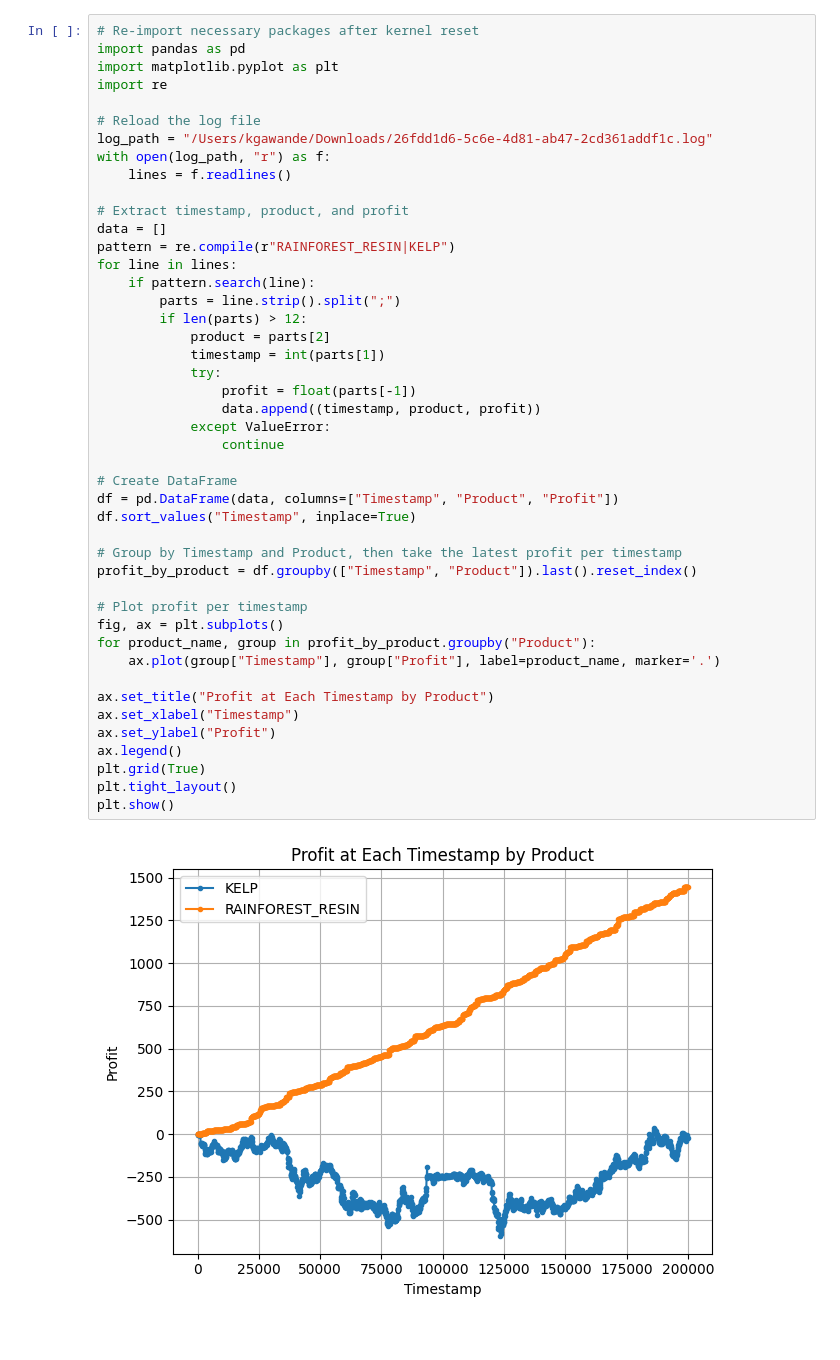
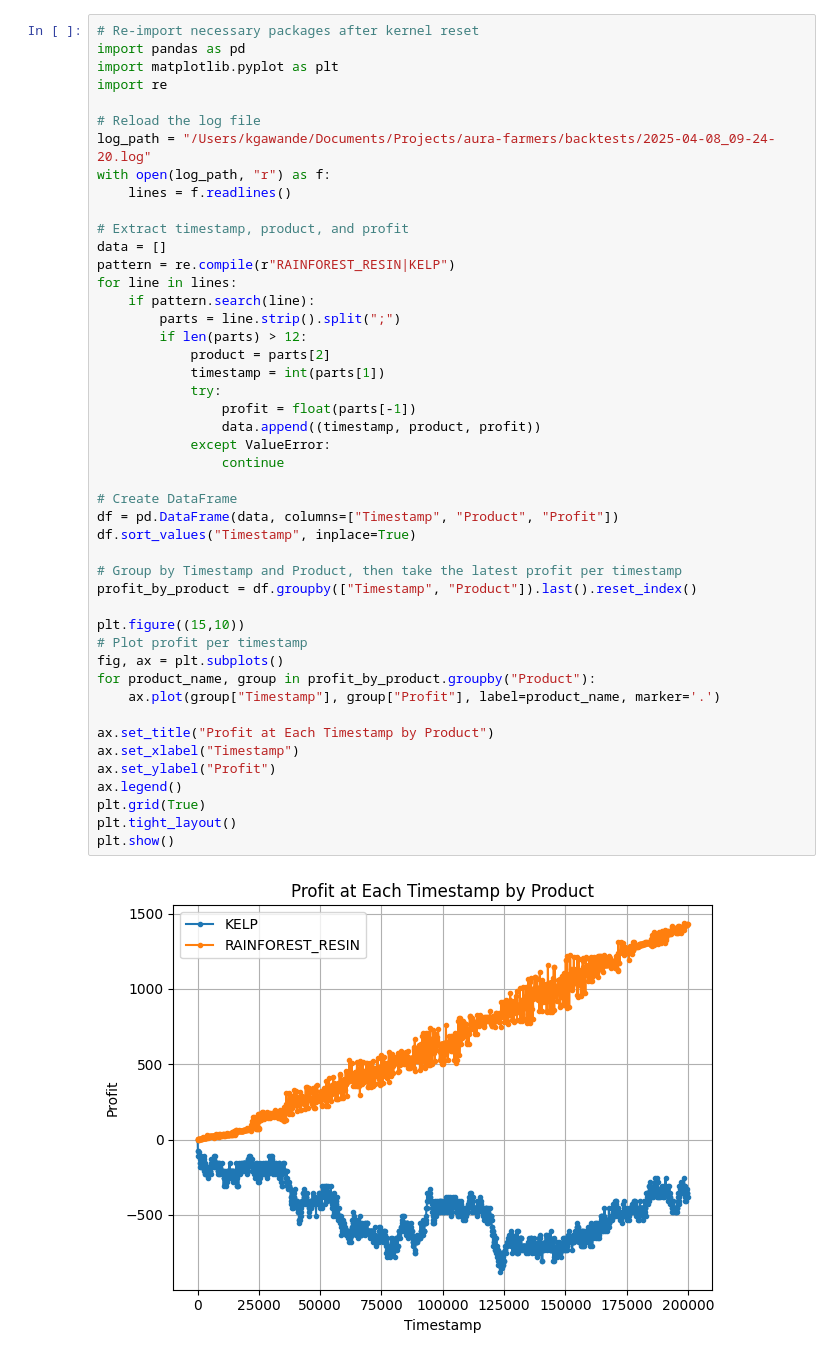
Before and after one commit to kgawande1/aura-farmers, a Jupyter notebook: Tutorial/visualizer.ipynb, the cells around one changed output. Drawn from its saved outputs; the diff is of its cells as text.

```diff
--- a/Tutorial/visualizer.ipynb
+++ b/Tutorial/visualizer.ipynb
@@ -5,7 +5,7 @@ import matplotlib.pyplot as plt
 import re
 
 # Reload the log file
-log_path = "/Users/kgawande/Downloads/26fdd1d6-5c6e-4d81-ab47-2cd361addf1c.log"
+log_path = "/Users/kgawande/Documents/Projects/aura-farmers/backtests/2025-04-08_09-24-20.log"
 with open(log_path, "r") as f:
     lines = f.readlines()
 
@@ -17,31 +17,32 @@ for line in lines:
         parts = line.strip().split(";")
         if len(parts) > 12:
             product = parts[2]
             timestamp = int(parts[1])
             try:
                 profit = float(parts[-1])
                 data.append((timestamp, product, profit))
             except ValueError:
                 continue
 
 # Create DataFrame
 df = pd.DataFrame(data, columns=["Timestamp", "Product", "Profit"])
 df.sort_values("Timestamp", inplace=True)
 
 # Group by Timestamp and Product, then take the latest profit per timestamp
 profit_by_product = df.groupby(["Timestamp", "Product"]).last().reset_index()
 
+plt.figure((15,10))
 # Plot profit per timestamp
 fig, ax = plt.subplots()
 for product_name, group in profit_by_product.groupby("Product"):
     ax.plot(group["Timestamp"], group["Profit"], label=product_name, marker='.')
 
 ax.set_title("Profit at Each Timestamp by Product")
 ax.set_xlabel("Timestamp")
 ax.set_ylabel("Profit")
 ax.legend()
 plt.grid(True)
 plt.tight_layout()
 plt.show()
 # %% [output]
-[figure, old version]
+[figure, new version]
```
Also changed, not shown: 1 other file.
